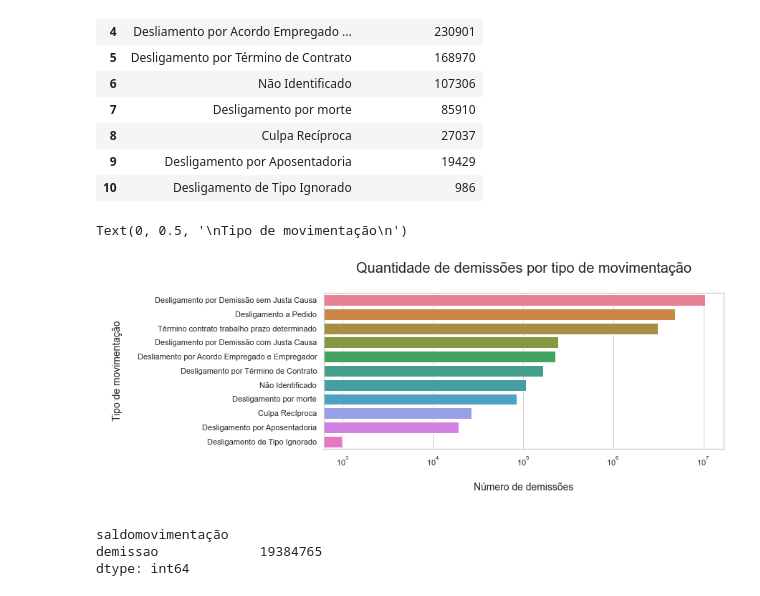
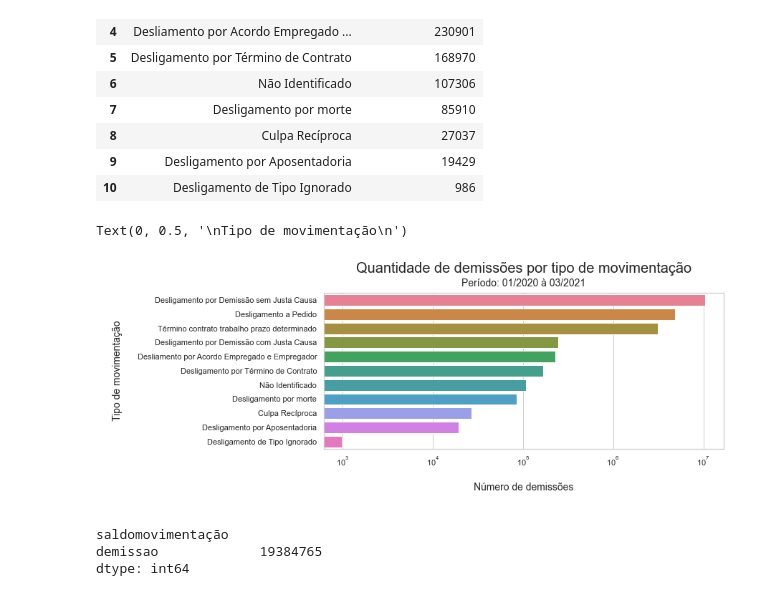
Before and after one commit to wesleyvs/estatistica-trabalho-bdne, a Jupyter notebook: 4_quantidade_demissao_tipo.ipynb, the cells around one changed output. Cells and saved outputs as stored; diff of their text form; code cells hidden in the pictures.

Commit message:
Inclusão do período no plot

```diff
--- a/4_quantidade_demissao_tipo.ipynb
+++ b/4_quantidade_demissao_tipo.ipynb
@@ -105,14 +105,21 @@ tipo_demissao_df
 # %%
 fig_dims = (10, 4)
 fig, ax = plt.subplots(figsize=fig_dims)
 ax = sb.barplot(x='numerodemissões', y='tipomovimentação', data = tipo_demissao_df, dodge=False, palette='husl')
 ax.set_xscale("log")
 ax.set_title("Quantidade de demissões por tipo de movimentação\n", fontsize = 20)
+ax.text(x=0.5,
+        y=1.03,
+        s='Período: 01/2020 à 03/2021',
+        fontsize=14,
+        ha='center',
+        va='bottom',
+        transform=ax.transAxes)
 ax.set_xlabel("\nNúmero de demissões\n", fontsize = 14)
 ax.set_ylabel("\nTipo de movimentação\n", fontsize = 14)
 # %% [output]
 Text(0, 0.5, '\nTipo de movimentação\n')
-[figure, old version]
+[figure, new version]
 # %%
 #Total de demissões:
 demissoes_df[['saldomovimentação']].value_counts().sort_index()
```
